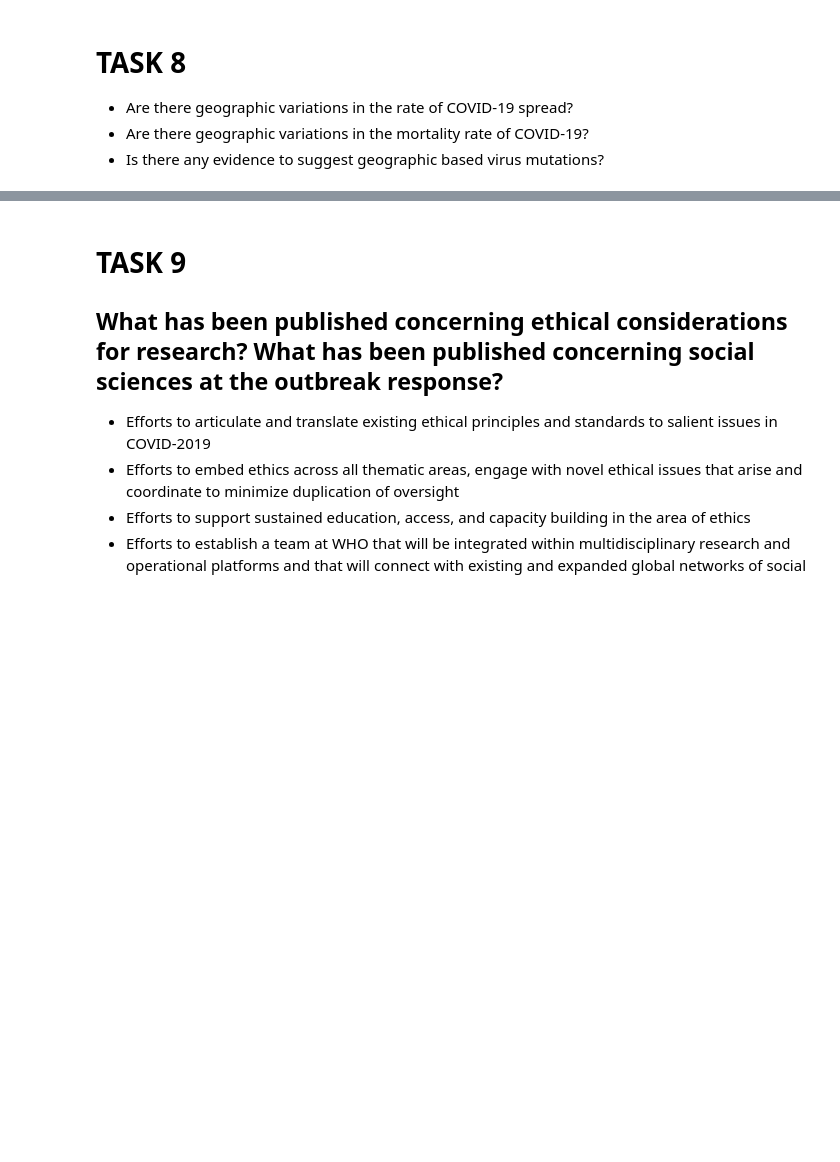
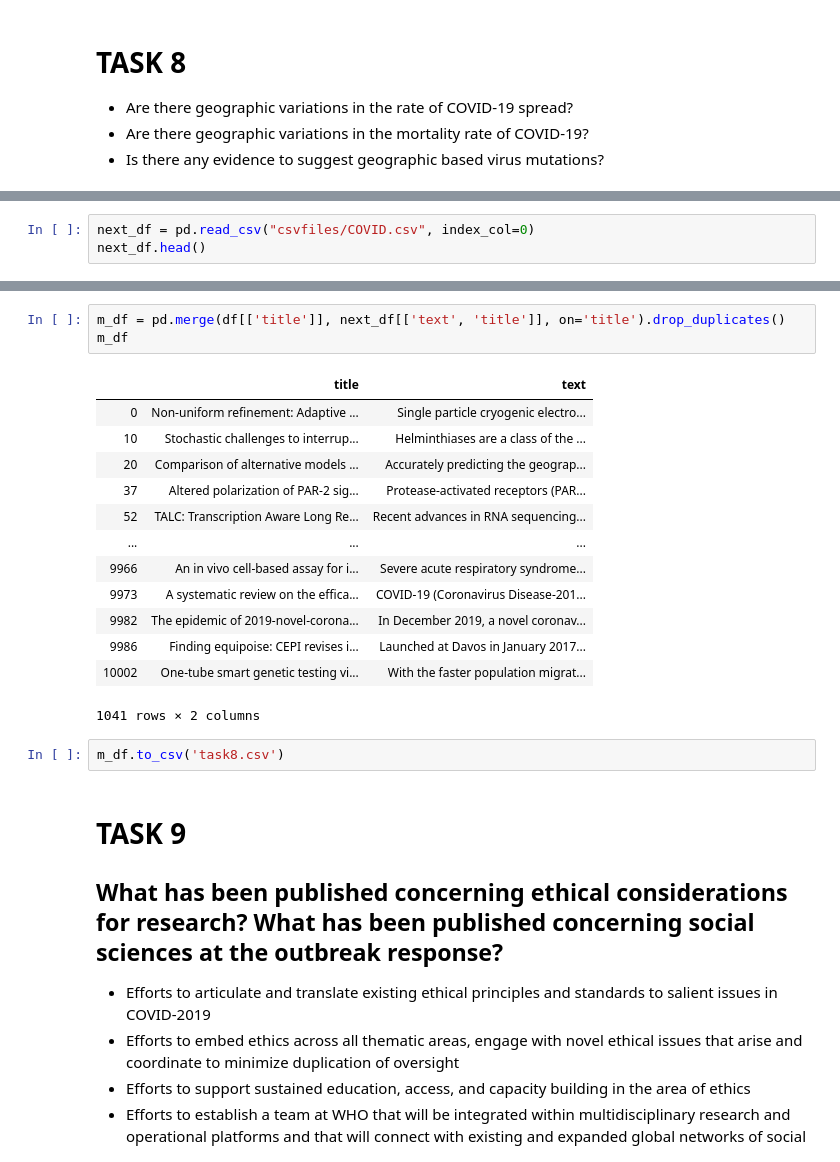
Before and after one commit to tableClothed/COVID-challenge, a Jupyter notebook: find_similarity2.ipynb, the cells around one changed output, grey strips where cells are left out. Saved outputs shown, nothing was run; the diff lists cells and outputs as text; blank space fills up the shorter version.

Commit message:
try task8

```diff
--- a/find_similarity2.ipynb
+++ b/find_similarity2.ipynb
@@ -341,0 +343,3 @@ geo_df.head()
+# %%
+next_df = pd.read_csv("csvfiles/COVID.csv", index_col=0)
+next_df.head()
@@ -342,3 +353,22 @@ geo_df.head()
+# %%
+m_df = pd.merge(df[['title']], next_df[['text', 'title']], on='title').drop_duplicates()
+m_df
+# %% [output]
+|  | title | text |
+| 0 | Non-uniform refinement: Adaptive ... | Single particle cryogenic electro... |
+| 10 | Stochastic challenges to interrup... | Helminthiases are a class of the ... |
+| 20 | Comparison of alternative models ... | Accurately predicting the geograp... |
+| 37 | Altered polarization of PAR-2 sig... | Protease-activated receptors (PAR... |
+| 52 | TALC: Transcription Aware Long Re... | Recent advances in RNA sequencing... |
+| ... | ... | ... |
+| 9966 | An in vivo cell-based assay for i... | Severe acute respiratory syndrome... |
+| 9973 | A systematic review on the effica... | COVID-19 (Coronavirus Disease-201... |
+| 9982 | The epidemic of 2019-novel-corona... | In December 2019, a novel coronav... |
+| 9986 | Finding equipoise: CEPI revises i... | Launched at Davos in January 2017... |
+| 10002 | One-tube smart genetic testing vi... | With the faster population migrat... |
+1041 rows × 2 columns
+# %%
+m_df.to_csv('task8.csv')
 # %% [markdown]
 # TASK 9
 ## What has been published concerning ethical considerations for research? What has been published concerning social sciences at the outbreak response?
```
Also changed, not shown: parts of 5 cells of this notebook, 2 other files.
